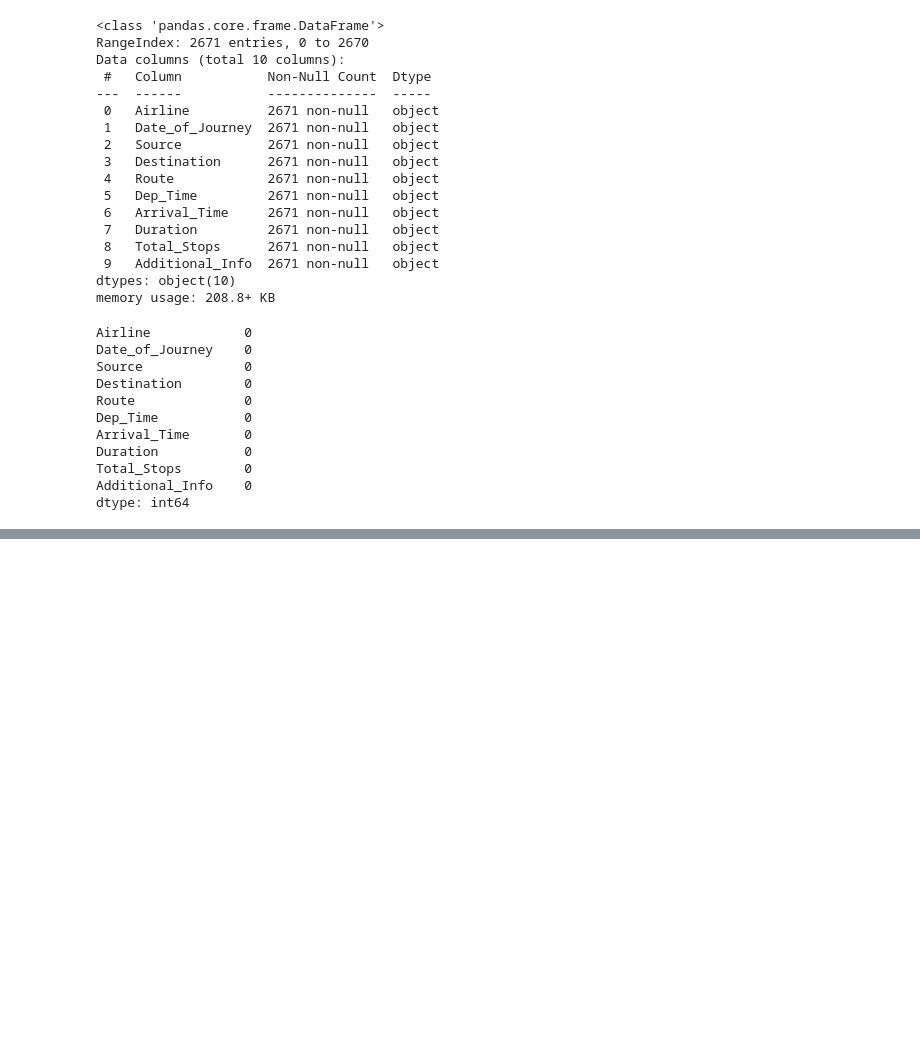
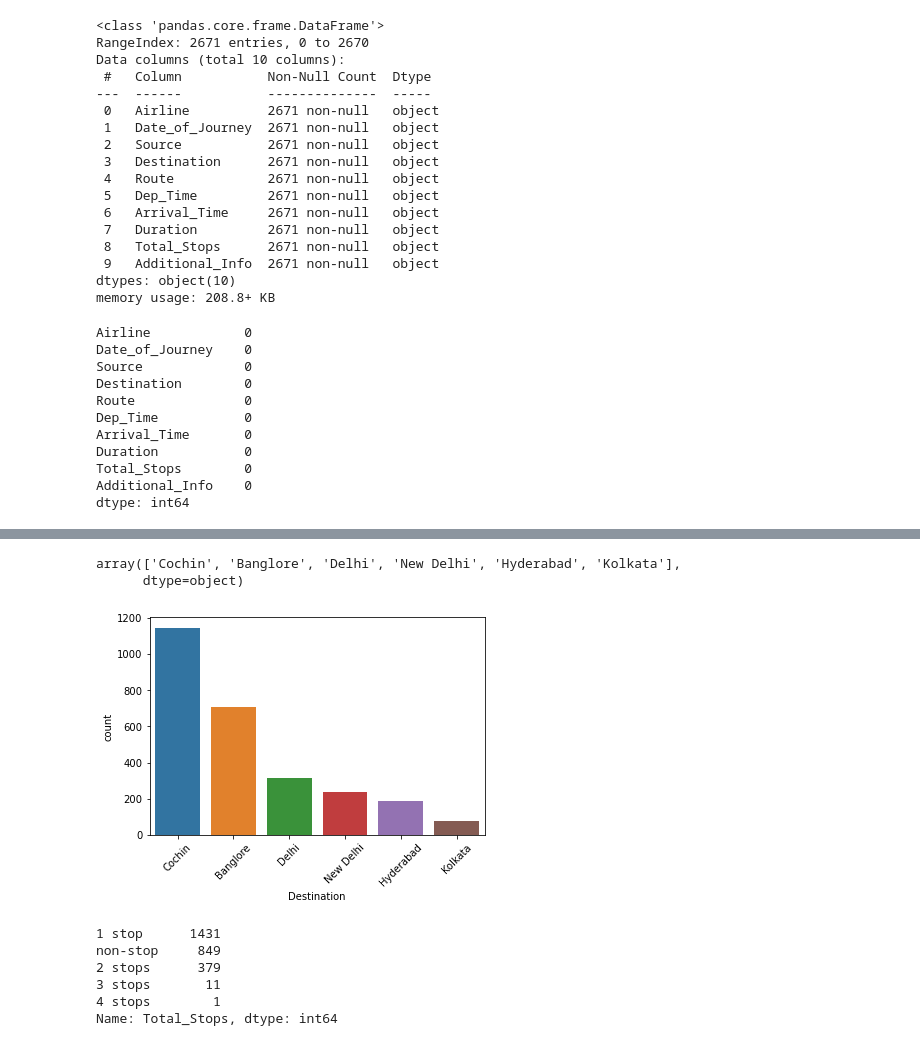
Before and after one commit to riturani2403/Data-Trained-practice-projects, a Jupyter notebook: Flight_Price_Predictions.ipynb, the cells around one changed output, grey strips where cells are left out. Cells and saved outputs as stored; diff of their text form; code cells hidden in the pictures; blank space fills up the shorter version.

```diff
--- a/Flight_Price_Predictions.ipynb
+++ b/Flight_Price_Predictions.ipynb
@@ -772,0 +1018,10 @@ dtype: int64
+# %%
+plt.subplots(figsize=(6,4))
+sns.countplot(x="Destination",data=df_test)
+plt.xticks(rotation=45)
+
+df_test['Destination'].unique()
+# %% [output]
+array(['Cochin', 'Banglore', 'Delhi', 'New Delhi', 'Hyderabad', 'Kolkata'],
+      dtype=object)
+[figure, added]
@@ -772,0 +1030,9 @@ dtype: int64
+# %%
+df_test["Total_Stops"].value_counts()
+# %% [output]
+1 stop      1431
+non-stop     849
+2 stops      379
+3 stops       11
+4 stops        1
+Name: Total_Stops, dtype: int64
```
Also changed, not shown: parts of 71 cells of this notebook.
